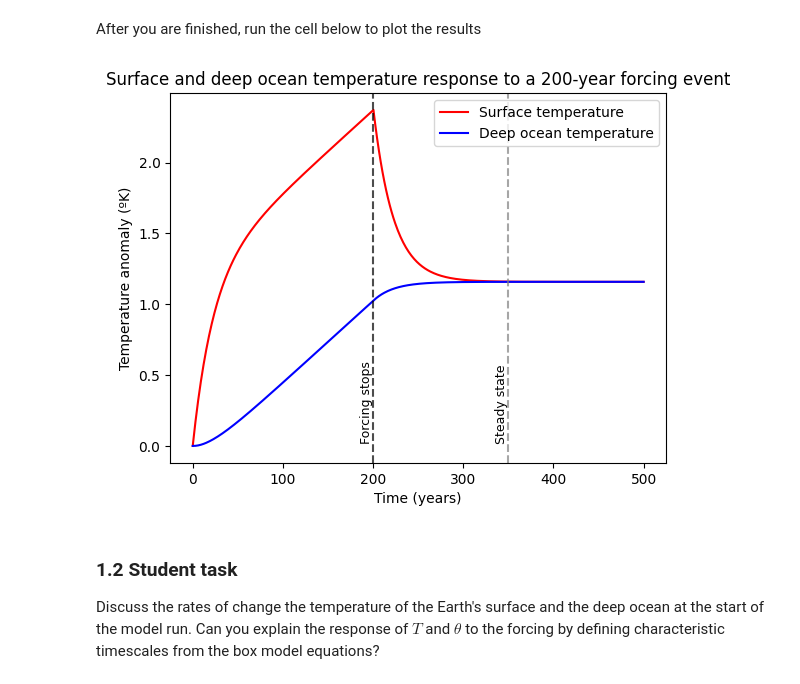
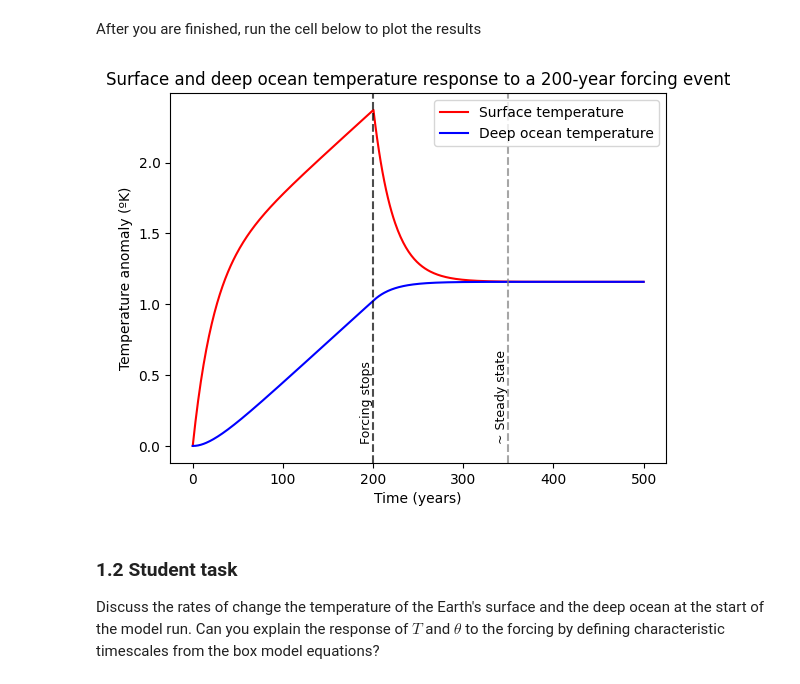
Before and after one commit to josephineshipp/QCES, a Jupyter notebook: Project1_numerical_methods.ipynb, the cells around one changed output. Drawn from its saved outputs; the diff is of its cells as text; code cells hidden in the pictures.

```diff
--- a/Project1_numerical_methods.ipynb
+++ b/Project1_numerical_methods.ipynb
@@ -69,27 +71,28 @@ for i in range(0, Nt-1):                                                # loop o
 # %% [markdown]
 After you are finished, run the cell below to plot the results
 # %%
+# plotting the results
 plt.plot(t,T,'r-')
 plt.plot(t,theta,'b-')
 
 # 'Forcing stops' vertical line
 plt.axvline(x=200, color='k', linestyle='--', alpha=0.7)
 y_offset = 0.05 * (plt.ylim()[1] - plt.ylim()[0])
 plt.text(200, plt.ylim()[0] + y_offset, 'Forcing stops',
          rotation=90, va='bottom', ha='right', fontsize=9)
 
-# 'Steady state' vertical line
+# '~ Steady state' vertical line
 plt.axvline(x=350, color='grey', linestyle='--', alpha=0.7)
-plt.text(350, plt.ylim()[0] + y_offset, 'Steady state',
+plt.text(350, plt.ylim()[0] + y_offset, '~ Steady state',
          rotation=90, va='bottom', ha='right', fontsize=9)
 
 plt.title('Surface and deep ocean temperature response to a 200-year forcing event')
 plt.legend(['Surface temperature','Deep ocean temperature'])
 plt.xlabel('Time (years)')
 plt.ylabel('Temperature anomaly (ºK)')
 plt.show()
 # %% [output]
-[figure, old version]
+[figure, new version]
 # %% [markdown]
 ### 1.2 Student task
 <a id='section1pt2'></a>
```
Also changed, not shown: parts of 5 cells of this notebook.
